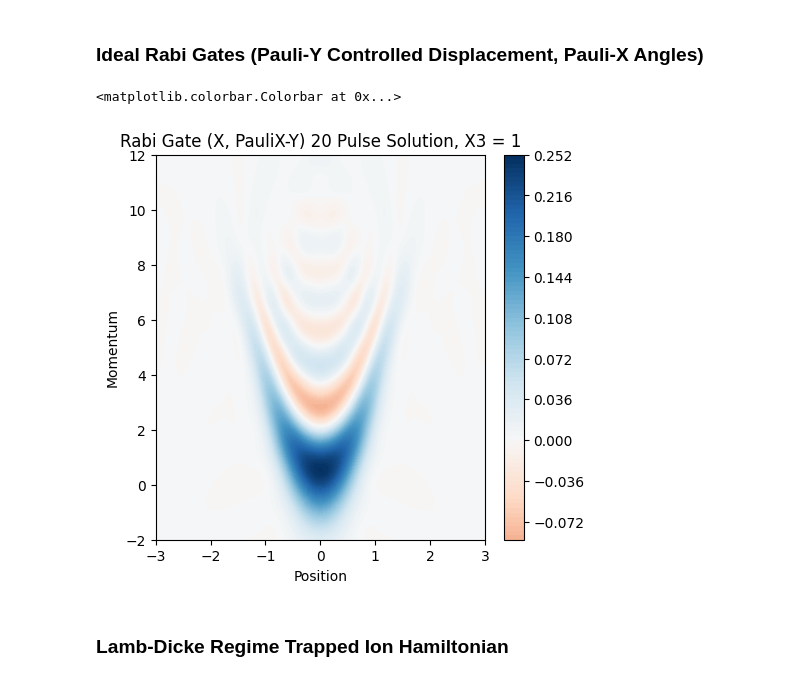
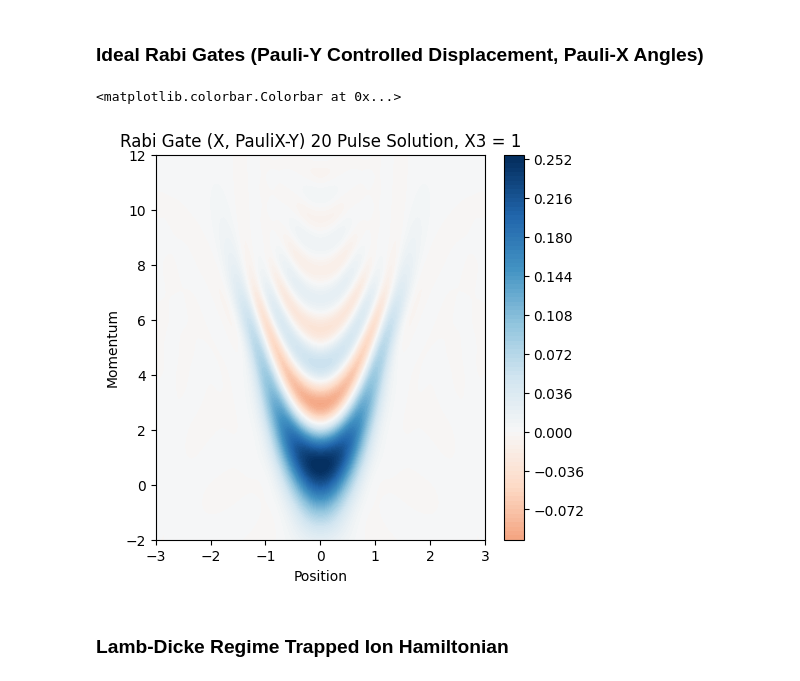
Before and after one commit to muyoungRand/sims, a Jupyter notebook: cubic_phase_gate_nicer.ipynb, the cells around one changed output. Drawn from its saved outputs; the diff is of its cells as text; code cells hidden in the pictures.

```diff
--- a/cubic_phase_gate_nicer.ipynb
+++ b/cubic_phase_gate_nicer.ipynb
@@ -80,10 +80,10 @@ def pulse_Y_CZ(initial_state, angle, pulse_time, init = False):
         return rho1
 
     else: # All other terms -> The terms in brackets in equation above
-        output = mesolve(H = H1, rho0 = initial_state, tlist = [0.0, 1.0], options = options)
+        output = mesolve(H = H2, rho0 = initial_state, tlist = [0.0, 1.0], options = options)
         rho1 = output.states[-1]
 
-        output2 = mesolve(H = H2, rho0 = rho1, tlist = [0.0, 1.0], options = options)
+        output2 = mesolve(H = H1, rho0 = rho1, tlist = [0.0, 1.0], options = options)
         rho2 = output2.states[-1]
 
         return rho2
@@ -132,10 +132,10 @@ def pulse_Y_CX(initial_state, angle, pulse_time, init = False):
         return rho1
 
     else: # All other terms -> The terms in brackets in equation above
-        output = mesolve(H = H1, rho0 = initial_state, tlist = [0.0, 1.0], options = options)
+        output = mesolve(H = H2, rho0 = initial_state, tlist = [0.0, 1.0], options = options)
         rho1 = output.states[-1]
 
-        output2 = mesolve(H = H2, rho0 = rho1, tlist = [0.0, 1.0], options = options)
+        output2 = mesolve(H = H1, rho0 = rho1, tlist = [0.0, 1.0], options = options)
         rho2 = output2.states[-1]
 
         return rho2
@@ -190,44 +190,44 @@ def pulse_X_CY(initial_state, angle, pulse_time, init = False):
         return rho1
 
     else: # All other terms -> The terms in brackets in equation above
-        output = mesolve(H = H1, rho0 = initial_state, tlist = [0.0, 1.0], options = options)
+        output = mesolve(H = H2, rho0 = initial_state, tlist = [0.0, 1.0], options = options)
         rho1 = output.states[-1]
 
-        output2 = mesolve(H = H2, rho0 = rho1, tlist = [0.0, 1.0], options = options)
+        output2 = mesolve(H = H1, rho0 = rho1, tlist = [0.0, 1.0], options = options)
         rho2 = output2.states[-1]
 
         return rho2
 
 # Begin in + state since conditional-PauliX displacement
 initial_state = tensor((basis(2,0) + 1j *basis(2,1)), basis(nMax, 0))
 
 for i in pulse_seq: # Iterative Evolution over rho
     if i == pulse_seq[0]: # Initial pulse
         rho  = pulse_X_CY(initial_state = initial_state,angle = i, pulse_time = pulse_time, init = True)
 
     else:
         rho = pulse_X_CY(initial_state = rho, angle = i, pulse_time = pulse_time, init = False)
 
 rho_X_CY = mesolve(H = -7 * x, rho0 = rho, tlist = [0.0, 1.0], options = options).states[-1]
 motion_X_CY = ptrace(rho_X_CY, 1)
 
 wigner_X_CY = wigner(motion_X_CY, xvec, pvec)
 # -------------------- Plot Results -------------------- #
 fig, ax = plt.subplots(1, 1, figsize=(5, 5))
 
 # Lines to show center of Wigner Function (just for convenience)
 #ax.vlines(0, ymin = -3, ymax = 3, colors = 'r', linestyles = 'dashed')
 #ax.hlines(0, xmin = -3, xmax = 3, colors = 'r', linestyles = 'dashed')
 
 im = ax.contourf(xvec, pvec, wigner_X_CY, 100, norm=mpl.colors.Normalize(-.25,.25), cmap=plt.get_cmap('RdBu'))
 ax.set_title("Rabi Gate (X, PauliX-Y) 20 Pulse Solution, X3 = 1")
 ax.set_xlabel("Position")
 ax.set_ylabel("Momentum")
 
 fig.colorbar(im, ax=ax, fraction=.1)
 # %% [output]
 <matplotlib.colorbar.Colorbar at 0x...>
-[figure, old version]
+[figure, new version]
 # %% [markdown]
 ### Lamb-Dicke Regime Trapped Ion Hamiltonian
 # %%
```
Also changed, not shown: parts of 11 cells of this notebook.
